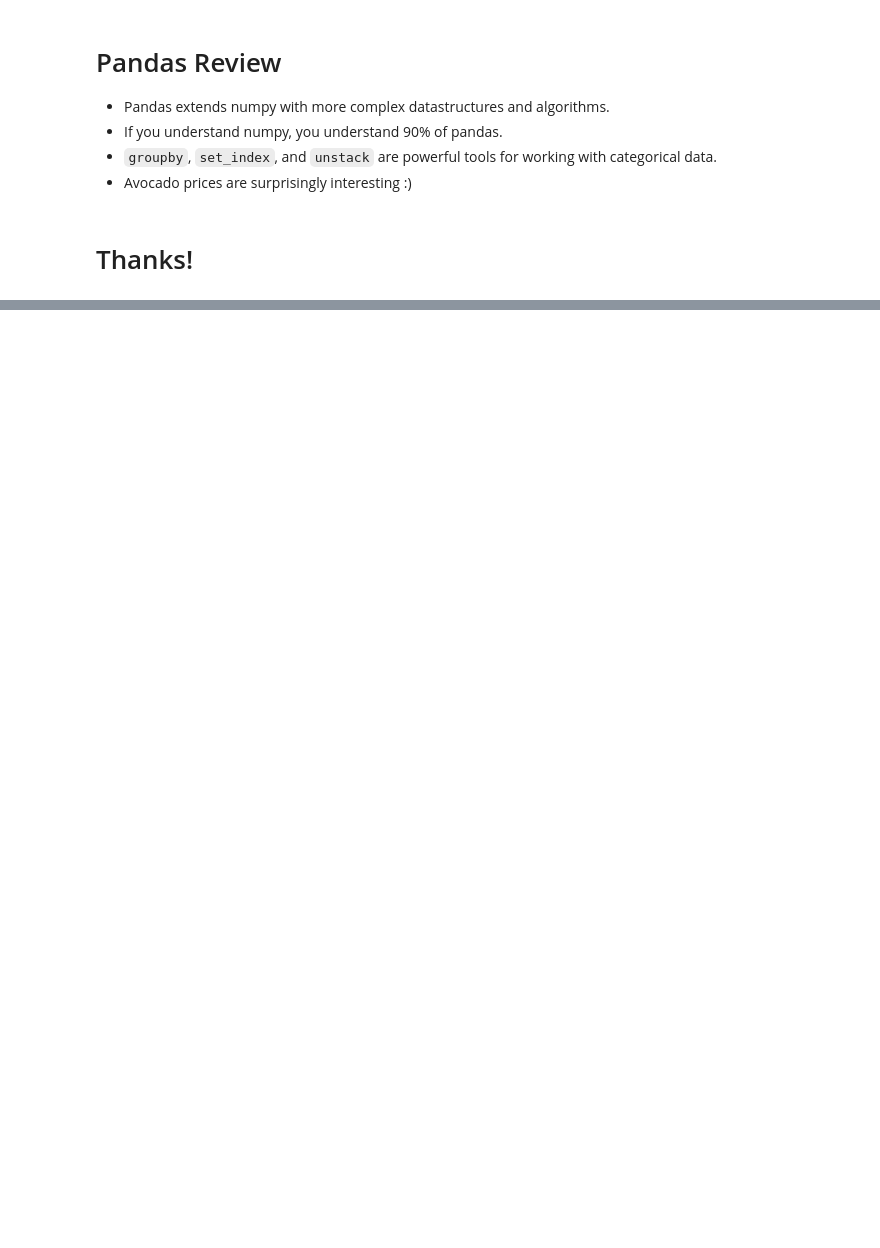
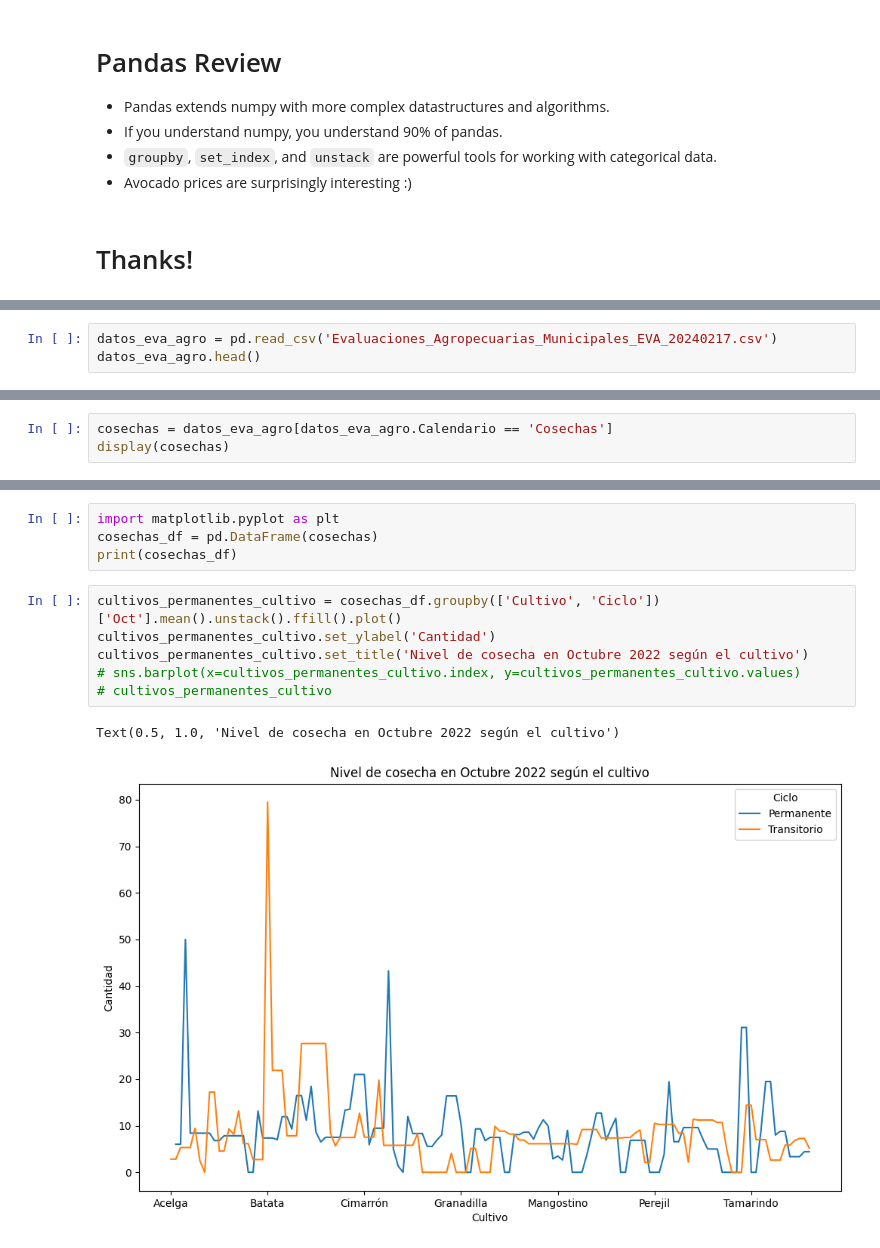
Before and after one commit to kellysolanomt/MetNumUN2024I, a Jupyter notebook: Lab2/ksolanoc_Lab2.ipynb, the cells around one changed output, grey strips where cells are left out. Drawn from its saved outputs; the diff is of its cells as text; blank space fills up the shorter version.

```diff
--- a/Lab2/ksolanoc_Lab2.ipynb
+++ b/Lab2/ksolanoc_Lab2.ipynb
@@ -1552,0 +1566,3 @@ ax.set_xticklabels(ax.get_xticklabels(), rotation=45);
+# %%
+datos_eva_agro = pd.read_csv('Evaluaciones_Agropecuarias_Municipales_EVA_20240217.csv')
+datos_eva_agro.head()
@@ -1552,0 +1598,3 @@ ax.set_xticklabels(ax.get_xticklabels(), rotation=45);
+# %%
+cosechas = datos_eva_agro[datos_eva_agro.Calendario == 'Cosechas']
+display(cosechas)
@@ -1552,0 +1615,13 @@ ax.set_xticklabels(ax.get_xticklabels(), rotation=45);
+# %%
+import matplotlib.pyplot as plt
+cosechas_df = pd.DataFrame(cosechas)
+print(cosechas_df)
+# %%
+cultivos_permanentes_cultivo = cosechas_df.groupby(['Cultivo', 'Ciclo'])['Oct'].mean().unstack().ffill().plot()
+cultivos_permanentes_cultivo.set_ylabel('Cantidad')
+cultivos_permanentes_cultivo.set_title('Nivel de cosecha en Octubre 2022 según el cultivo')
+# sns.barplot(x=cultivos_permanentes_cultivo.index, y=cultivos_permanentes_cultivo.values)
+# cultivos_permanentes_cultivo
+# %% [output]
+Text(0.5, 1.0, 'Nivel de cosecha en Octubre 2022 según el cultivo')
+[figure, added]
```
Also changed, not shown: parts of 12 cells of this notebook.
